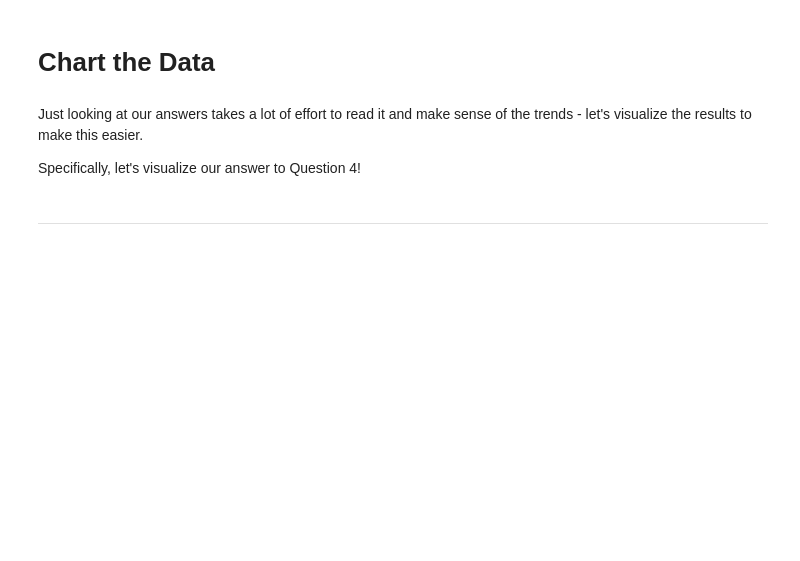
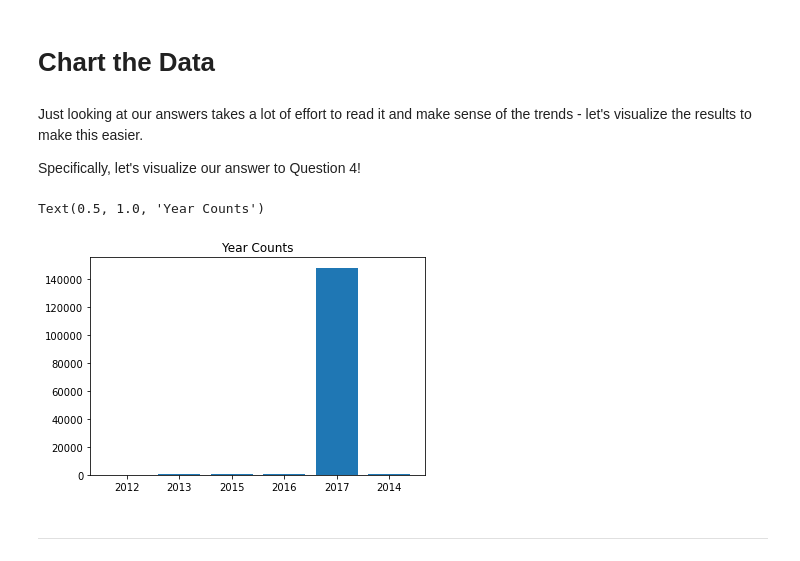
Before and after one commit to Bywani/DS-NATL-080822, a Jupyter notebook: Phase1/Topic3-DataAnalysis-CSV.ipynb, the cells around one changed output. Drawn from its saved outputs; the diff is of its cells as text; code cells hidden in the pictures; blank space fills up the shorter version.

```diff
--- a/Phase1/Topic3-DataAnalysis-CSV.ipynb
+++ b/Phase1/Topic3-DataAnalysis-CSV.ipynb
@@ -227,0 +231,5 @@ TypeError: 'list' object cannot be interpreted as an integer
+# %%
+# Your work here
+#List comprehensions is function and the optional if statement
+years = [product['year'] for product in products ]
+years
@@ -227,0 +254,4 @@ TypeError: 'list' object cannot be interpreted as an integer
+# %%
+unique_years = set(years)
+
+unique_years
@@ -235,0 +272,8 @@ TypeError: 'list' object cannot be interpreted as an integer
+# %%
+for product in products:
+    if product['energy_100g'] != '':
+        product['energy_100g'] = float(product['energy_100g'])
+    elif product['energy_100g'] == '':
+        product['energy_100g'] = 0
+    else:
+        product['energy_100g'] = 0
@@ -239,0 +286,8 @@ TypeError: 'list' object cannot be interpreted as an integer
+# %%
+# Your work here
+
+product_year_count = {}
+
+for year in unique_years:
+    num_add = len(["x" for product in products if product['year'] == year])
+    product_year_count[year] = num_add
@@ -247,16 +305,21 @@ Specifically, let's visualize our answer to Question 4!
 import matplotlib.pyplot as plt
 # %%
 # create a figure and one plot
-
+fig, ax = plt.subplots()
 # place data in a bar chart
 # where the x-axis is each year and
 # the y-axis is the number of products added per year
 
-
+ax.bar(product_year_count.keys(), product_year_count.values())
 # set axis labels
 
 
 # give the bar chart a title
+
+ax.set_title('Year Counts')
+# %% [output]
+Text(0.5, 1.0, 'Year Counts')
+[figure, added]
 # %% [markdown]
 -----
 # %% [markdown]
```
Also changed, not shown: parts of 12 cells of this notebook.
